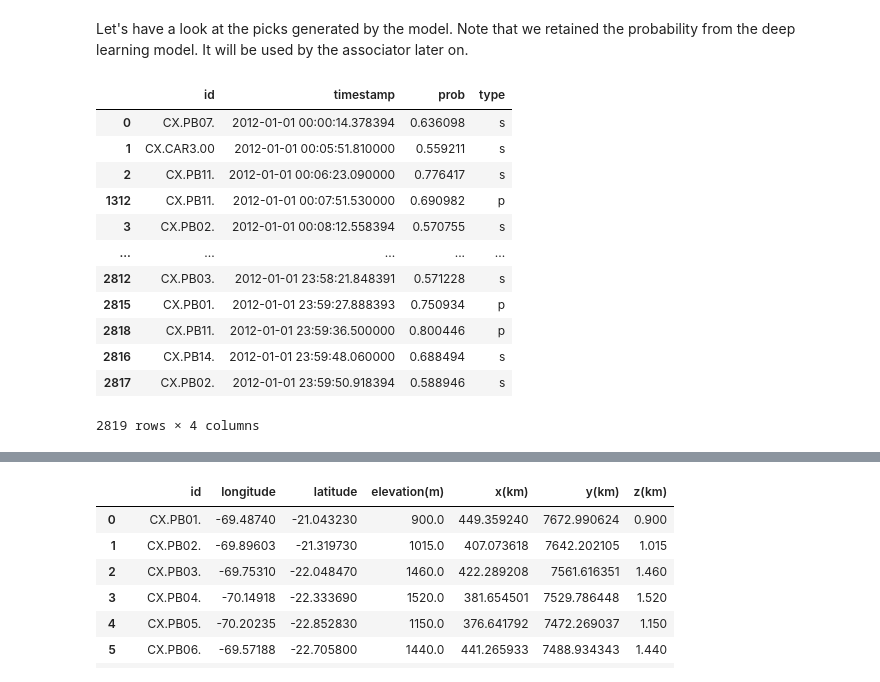
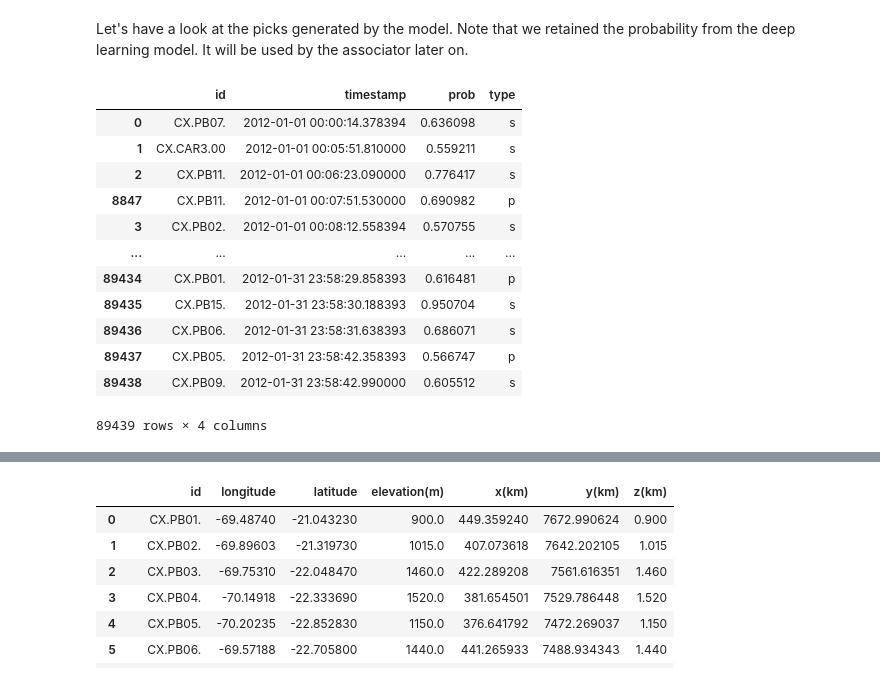
Before and after one commit to javak87/Transfer-Deep-Learning-chile-subduction-zone, a Jupyter notebook: seisbench-examples/chile_catalog_seisbench_gamma.ipynb, the cells around one changed output, grey strips where cells are left out. Cells and saved outputs as stored; diff of their text form; code cells hidden in the pictures.

```diff
--- a/seisbench-examples/chile_catalog_seisbench_gamma.ipynb
+++ b/seisbench-examples/chile_catalog_seisbench_gamma.ipynb
@@ -170,18 +174,19 @@ station_dict = {station: (x, y) for station, x, y in zip(station_df["id"], stati
 # %% [markdown]
 Let's have a look at the picks generated by the model. Note that we retained the probability from the deep learning model. It will be used by the associator later on.
 # %%
-pick_df.sort_values("timestamp")
+pick_df = pick_df.sort_values("timestamp")
+pick_df
 # %% [output]
 |  | id | timestamp | prob | type |
 | 0 | CX.PB07. | 2012-01-01 00:00:14.378394 | 0.636098 | s |
 | 1 | CX.CAR3.00 | 2012-01-01 00:05:51.810000 | 0.559211 | s |
 | 2 | CX.PB11. | 2012-01-01 00:06:23.090000 | 0.776417 | s |
-| 1312 | CX.PB11. | 2012-01-01 00:07:51.530000 | 0.690982 | p |
+| 8847 | CX.PB11. | 2012-01-01 00:07:51.530000 | 0.690982 | p |
 | 3 | CX.PB02. | 2012-01-01 00:08:12.558394 | 0.570755 | s |
 | ... | ... | ... | ... | ... |
-| 2812 | CX.PB03. | 2012-01-01 23:58:21.848391 | 0.571228 | s |
-| 2815 | CX.PB01. | 2012-01-01 23:59:27.888393 | 0.750934 | p |
-| 2818 | CX.PB11. | 2012-01-01 23:59:36.500000 | 0.800446 | p |
-| 2816 | CX.PB14. | 2012-01-01 23:59:48.060000 | 0.688494 | s |
-| 2817 | CX.PB02. | 2012-01-01 23:59:50.918394 | 0.588946 | s |
+| 89434 | CX.PB01. | 2012-01-31 23:58:29.858393 | 0.616481 | p |
+| 89435 | CX.PB15. | 2012-01-31 23:58:30.188393 | 0.950704 | s |
+| 89436 | CX.PB06. | 2012-01-31 23:58:31.638393 | 0.686071 | s |
+| 89437 | CX.PB05. | 2012-01-31 23:58:42.358393 | 0.566747 | p |
+| 89438 | CX.PB09. | 2012-01-31 23:58:42.990000 | 0.605512 | s |
-2819 rows × 4 columns
+89439 rows × 4 columns
```
Also changed, not shown: parts of 7 cells of this notebook, 16 other files.
